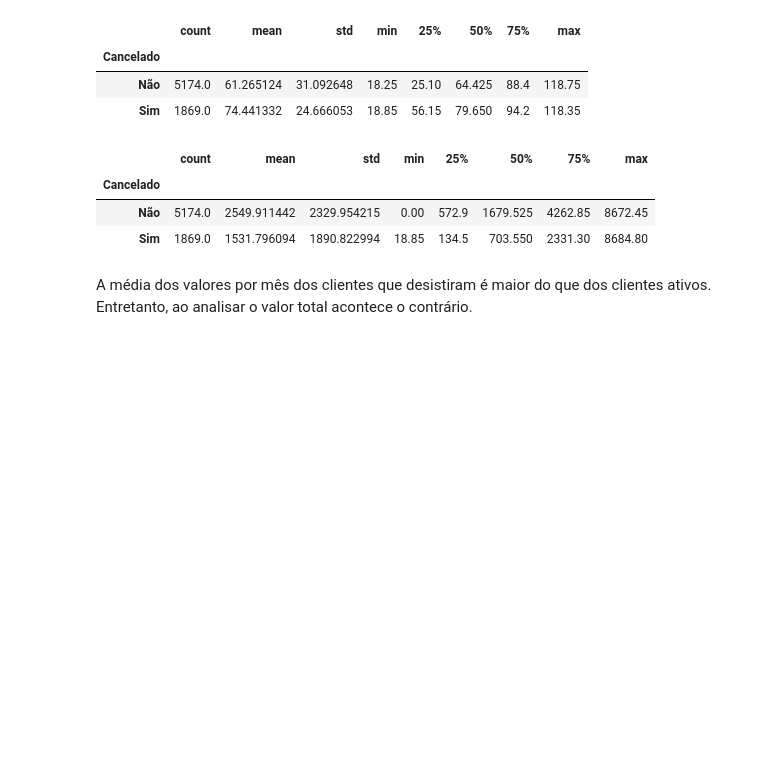
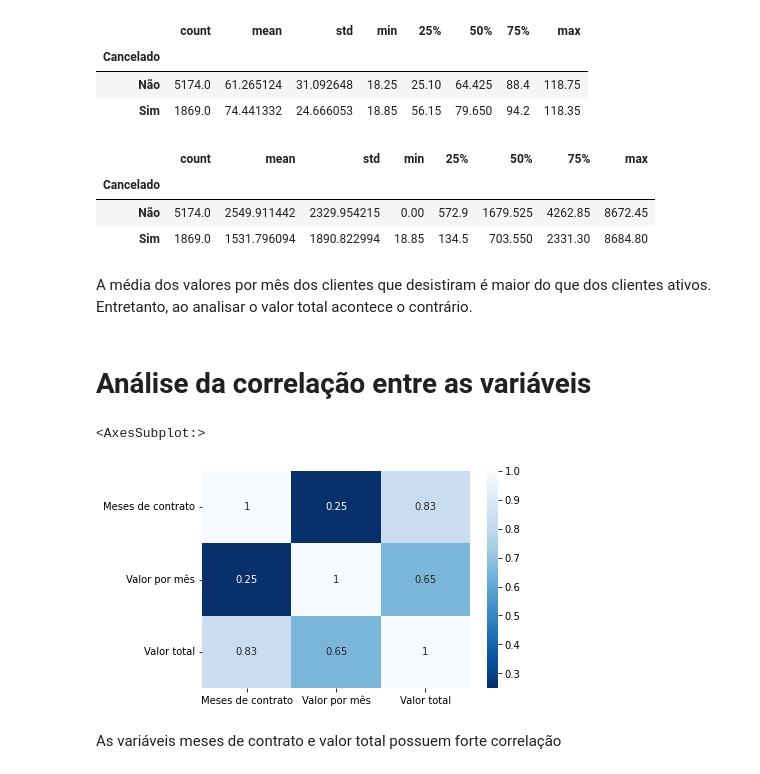
Before and after one commit to mdorrocha/challenge-evasao-clientes, a Jupyter notebook: data_science_semana_2.ipynb, the cells around one changed output. Cells and saved outputs as stored; diff of their text form; code cells hidden in the pictures; blank space fills up the shorter version.

Commit message:
Desafio semana 2 análise da correlação

```diff
--- a/data_science_semana_2.ipynb
+++ b/data_science_semana_2.ipynb
@@ -157,3 +157,14 @@ dados.groupby(by='Cancelado')['Valor total'].describe()
 | Sim | 1869.0 | 1531.796094 | 1890.822994 | 18.85 | 134.5 | 703.550 | 2331.30 | 8684.80 |
 # %% [markdown]
 A média dos valores por mês dos clientes que desistiram é maior do que dos clientes ativos. Entretanto, ao analisar o valor total acontece o contrário.
+# %% [markdown]
+# Análise da correlação entre as variáveis
+# %%
+sns.heatmap(dados[['Meses de contrato', 'Valor por mês', 'Valor total']].corr(),
+            annot=True,
+            cmap='Blues_r')
+# %% [output]
+<AxesSubplot:>
+[figure, added]
+# %% [markdown]
+As variáveis meses de contrato e valor total possuem forte correlação
```
